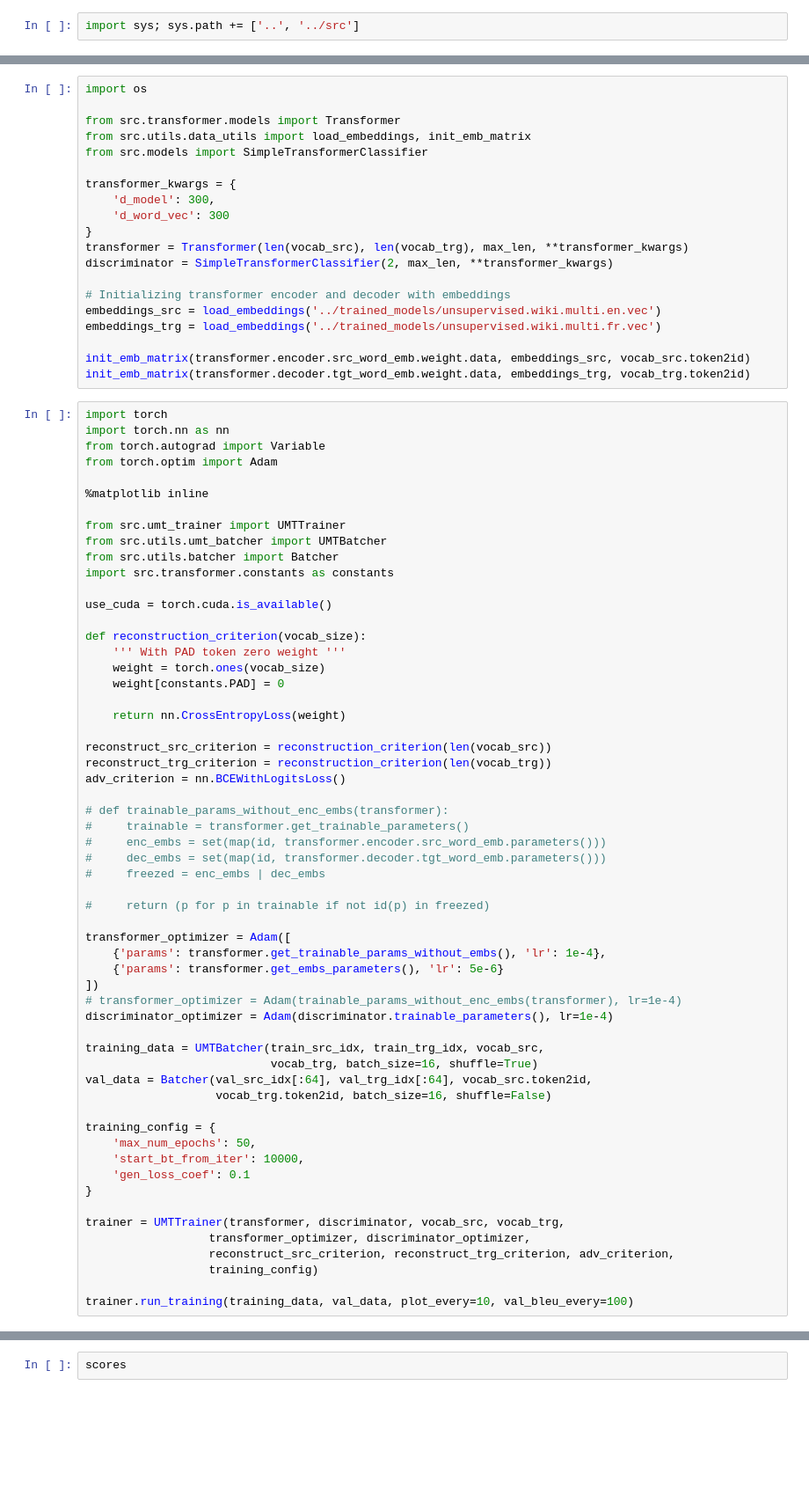
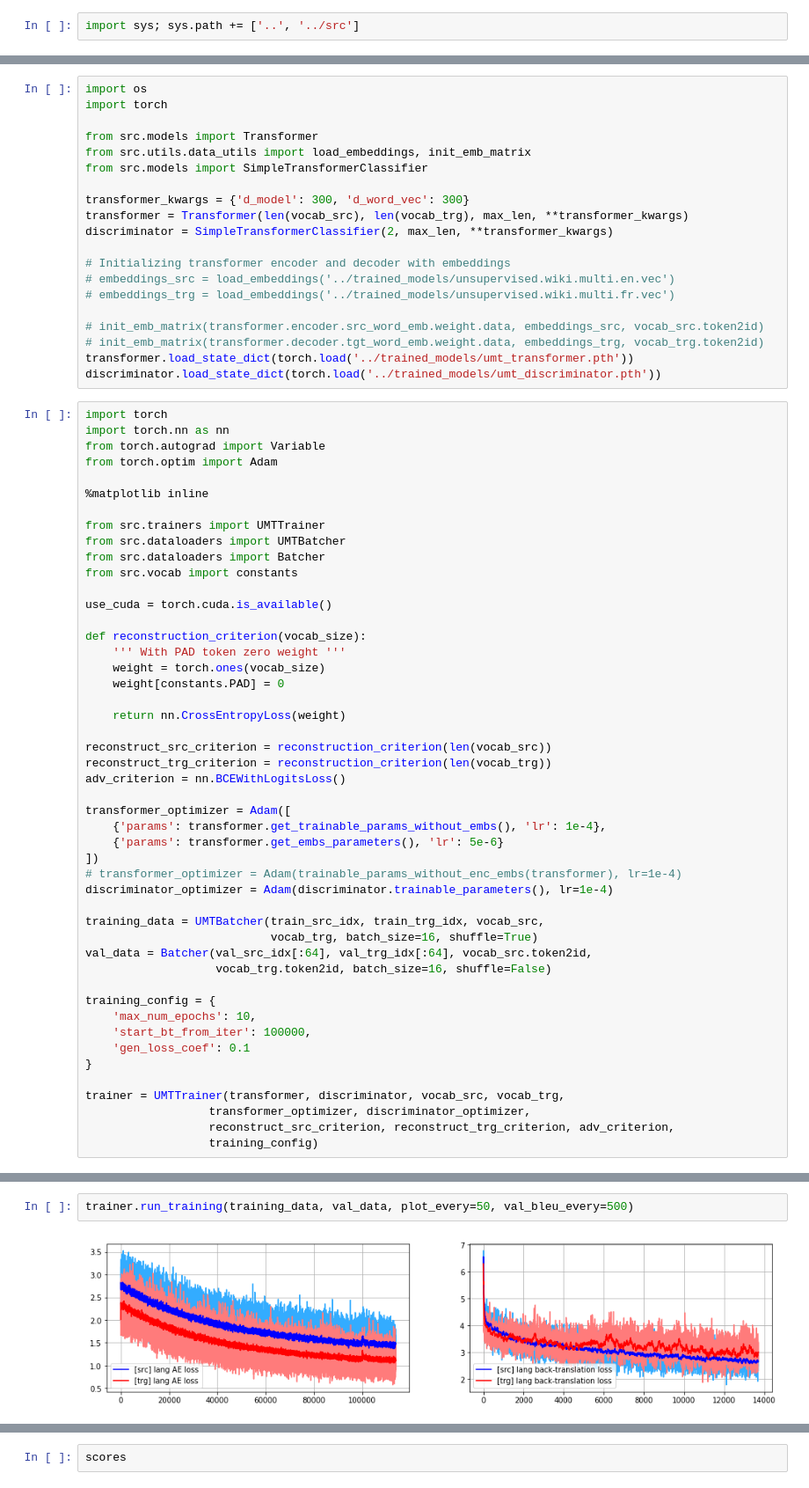
Before and after one commit to universome/text-style-transfer, a Jupyter notebook: notebooks/unsupervised-mt.ipynb, the cells around one changed output, grey strips where cells are left out. Shown at 88% size. Cells and saved outputs as stored; diff of their text form; blank space fills up the shorter version.

```diff
--- a/notebooks/unsupervised-mt.ipynb
+++ b/notebooks/unsupervised-mt.ipynb
@@ -32,24 +141,24 @@ val_src_idx = [[vocab_src.token2id.get(t, vocab_src.unk) for t in s] for s in va
 val_trg_idx = [[vocab_trg.token2id.get(t, vocab_trg.unk) for t in s] for s in val_trg]
 # %%
 import os
+import torch
 
-from src.transformer.models import Transformer
+from src.models import Transformer
 from src.utils.data_utils import load_embeddings, init_emb_matrix
 from src.models import SimpleTransformerClassifier
 
-transformer_kwargs = {
-    'd_model': 300,
-    'd_word_vec': 300
-}
+transformer_kwargs = {'d_model': 300, 'd_word_vec': 300}
 transformer = Transformer(len(vocab_src), len(vocab_trg), max_len, **transformer_kwargs)
 discriminator = SimpleTransformerClassifier(2, max_len, **transformer_kwargs)
 
 # Initializing transformer encoder and decoder with embeddings
-embeddings_src = load_embeddings('../trained_models/unsupervised.wiki.multi.en.vec')
-embeddings_trg = load_embeddings('../trained_models/unsupervised.wiki.multi.fr.vec')
+# embeddings_src = load_embeddings('../trained_models/unsupervised.wiki.multi.en.vec')
+# embeddings_trg = load_embeddings('../trained_models/unsupervised.wiki.multi.fr.vec')
 
-init_emb_matrix(transformer.encoder.src_word_emb.weight.data, embeddings_src, vocab_src.token2id)
-init_emb_matrix(transformer.decoder.tgt_word_emb.weight.data, embeddings_trg, vocab_trg.token2id)
+# init_emb_matrix(transformer.encoder.src_word_emb.weight.data, embeddings_src, vocab_src.token2id)
+# init_emb_matrix(transformer.decoder.tgt_word_emb.weight.data, embeddings_trg, vocab_trg.token2id)
+transformer.load_state_dict(torch.load('../trained_models/umt_transformer.pth'))
+discriminator.load_state_dict(torch.load('../trained_models/umt_discriminator.pth'))
 # %%
 import torch
 import torch.nn as nn
@@ -58,10 +167,10 @@ from torch.optim import Adam
 
 %matplotlib inline
 
-from src.umt_trainer import UMTTrainer
-from src.utils.umt_batcher import UMTBatcher
-from src.utils.batcher import Batcher
-import src.transformer.constants as constants
+from src.trainers import UMTTrainer
+from src.dataloaders import UMTBatcher
+from src.dataloaders import Batcher
+from src.vocab import constants
 
 use_cuda = torch.cuda.is_available()
 
@@ -76,14 +185,6 @@ reconstruct_src_criterion = reconstruction_criterion(len(vocab_src))
 reconstruct_trg_criterion = reconstruction_criterion(len(vocab_trg))
 adv_criterion = nn.BCEWithLogitsLoss()
 
-# def trainable_params_without_enc_embs(transformer):
-#     trainable = transformer.get_trainable_parameters()
-#     enc_embs = set(map(id, transformer.encoder.src_word_emb.parameters()))
-#     dec_embs = set(map(id, transformer.decoder.tgt_word_emb.parameters()))
-#     freezed = enc_embs | dec_embs
-
-#     return (p for p in trainable if not id(p) in freezed)
-
 transformer_optimizer = Adam([
     {'params': transformer.get_trainable_params_without_embs(), 'lr': 1e-4},
     {'params': transformer.get_embs_parameters(), 'lr': 5e-6}
@@ -97,8 +198,8 @@ val_data = Batcher(val_src_idx[:64], val_trg_idx[:64], vocab_src.token2id,
                    vocab_trg.token2id, batch_size=16, shuffle=False)
 
 training_config = {
-    'max_num_epochs': 50,
-    'start_bt_from_iter': 10000,
+    'max_num_epochs': 10,
+    'start_bt_from_iter': 100000,
     'gen_loss_coef': 0.1
 }
 
@@ -106,5 +207,3 @@ trainer = UMTTrainer(transformer, discriminator, vocab_src, vocab_trg,
                   transformer_optimizer, discriminator_optimizer,
                   reconstruct_src_criterion, reconstruct_trg_criterion, adv_criterion,
                   training_config)
-
-trainer.run_training(training_data, val_data, plot_every=10, val_bleu_every=100)
@@ -113,0 +210,4 @@ trainer.run_training(training_data, val_data, plot_every=10, val_bleu_every=100)
+# %%
+trainer.run_training(training_data, val_data, plot_every=50, val_bleu_every=500)
+# %% [output]
+[figure, added]
```
Also changed, not shown: parts of 18 cells of this notebook, 2 other files.
